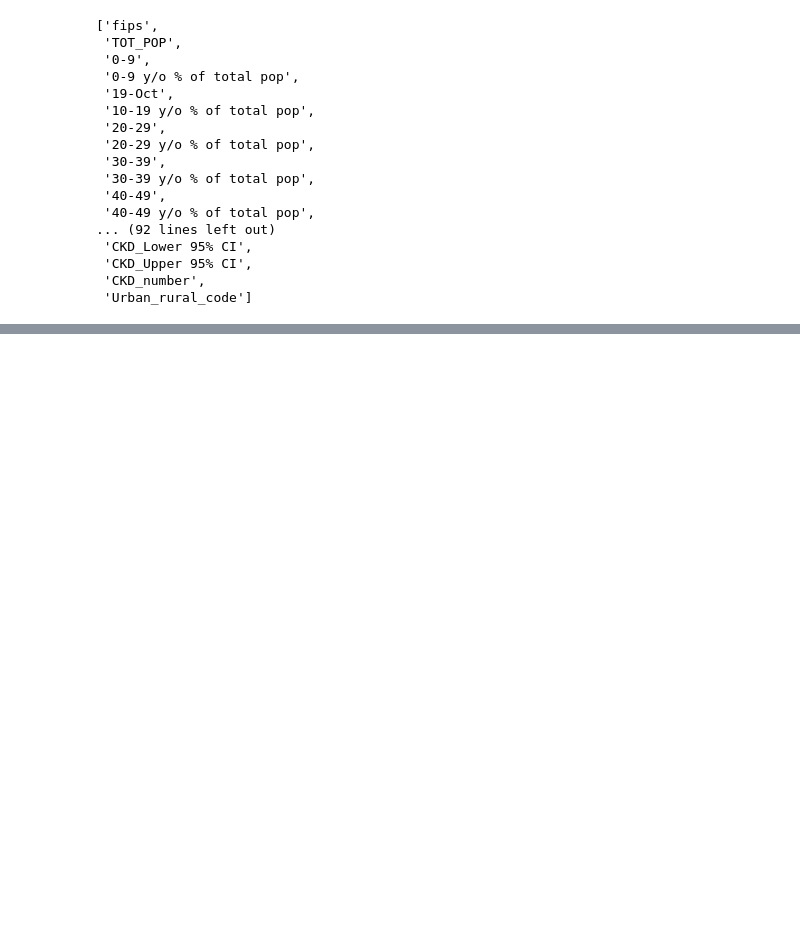
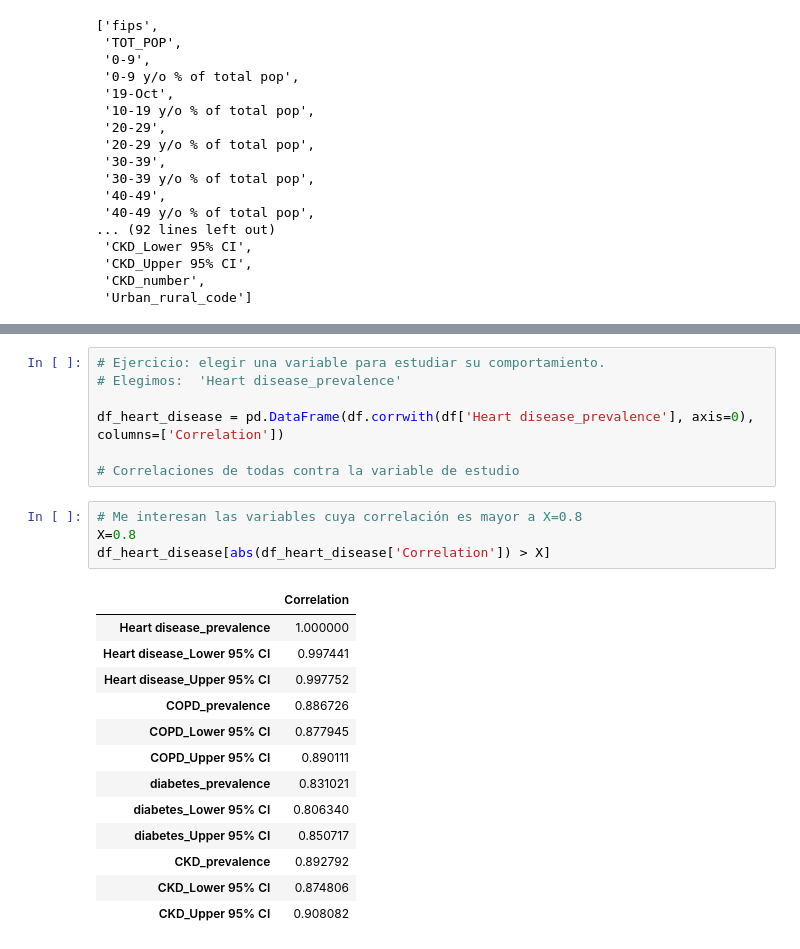
Before and after one commit to jgayosof/regularized-linear-regression, a Jupyter notebook: src/explore.ipynb, the cells around one changed output, grey strips where cells are left out. Drawn from its saved outputs; the diff is of its cells as text; blank space fills up the shorter version.

```diff
--- a/src/explore.ipynb
+++ b/src/explore.ipynb
@@ -103,0 +92,25 @@ NameError: name 'df_price' is not defined
+# %%
+# Ejercicio: elegir una variable para estudiar su comportamiento.
+# Elegimos:  'Heart disease_prevalence'
+
+df_heart_disease = pd.DataFrame(df.corrwith(df['Heart disease_prevalence'], axis=0), columns=['Correlation'])
+
+# Correlaciones de todas contra la variable de estudio
+# %%
+# Me interesan las variables cuya correlación es mayor a X=0.8
+X=0.8
+df_heart_disease[abs(df_heart_disease['Correlation']) > X]
+# %% [output]
+|  | Correlation |
+| Heart disease_prevalence | 1.000000 |
+| Heart disease_Lower 95% CI | 0.997441 |
+| Heart disease_Upper 95% CI | 0.997752 |
+| COPD_prevalence | 0.886726 |
+| COPD_Lower 95% CI | 0.877945 |
+| COPD_Upper 95% CI | 0.890111 |
+| diabetes_prevalence | 0.831021 |
+| diabetes_Lower 95% CI | 0.806340 |
+| diabetes_Upper 95% CI | 0.850717 |
+| CKD_prevalence | 0.892792 |
+| CKD_Lower 95% CI | 0.874806 |
+| CKD_Upper 95% CI | 0.908082 |
```
Also changed, not shown: parts of 19 cells of this notebook.
